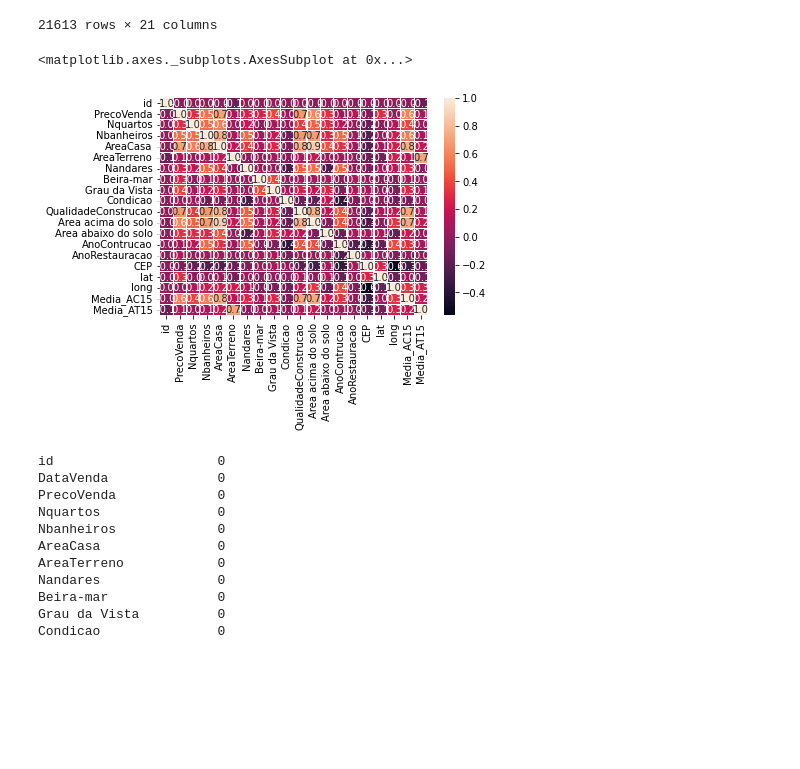
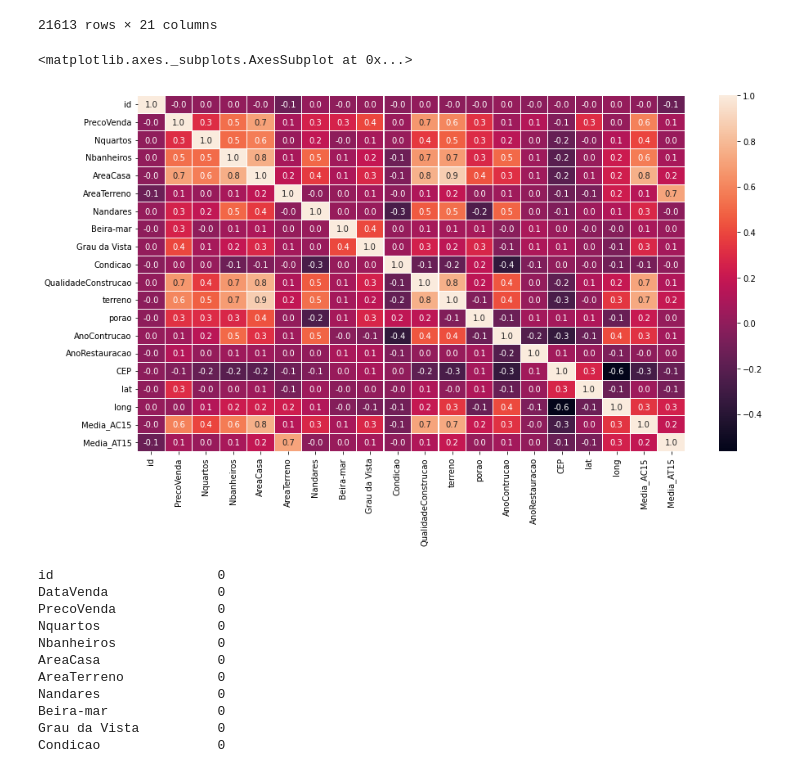
Before and after one commit to flaviod08/MiniProjetoDNC1, a Jupyter notebook: FTDJ_MiniProjetoDNC1.ipynb, the cells around one changed output. Cells and saved outputs as stored; diff of their text form; code cells hidden in the pictures; blank space fills up the shorter version.

```diff
--- a/FTDJ_MiniProjetoDNC1.ipynb
+++ b/FTDJ_MiniProjetoDNC1.ipynb
@@ -34,8 +34,8 @@ df.rename(columns = {'date':'DataVenda',
                      'view':'Grau da Vista',
                      'condition':'Condicao',
                      'grade':'QualidadeConstrucao',
-                     'sqft_above':'Area acima do solo',
-                     'sqft_basement':'Area abaixo do solo',
+                     'sqft_above':'terreno',
+                     'sqft_basement':'porao',
                      'yr_built':'AnoContrucao',
                      'yr_renovated':'AnoRestauracao',
                      'zipcode':'CEP'}, inplace = True)
@@ -200,12 +198,12 @@ df
 correlation = df.corr()
 # %%
 # plot da matriz de correlação
-
+plt.figure(figsize = (15,8))
 plot = sn.heatmap(correlation, annot = True, fmt=".1f", linewidths=.10)
 plot
 # %% [output]
 <matplotlib.axes._subplots.AxesSubplot at 0x...>
-[figure, old version]
+[figure, new version]
 # %%
 #Checar se existe nulo
 df.isna().sum()
```
Also changed, not shown: parts of 6 cells of this notebook.
